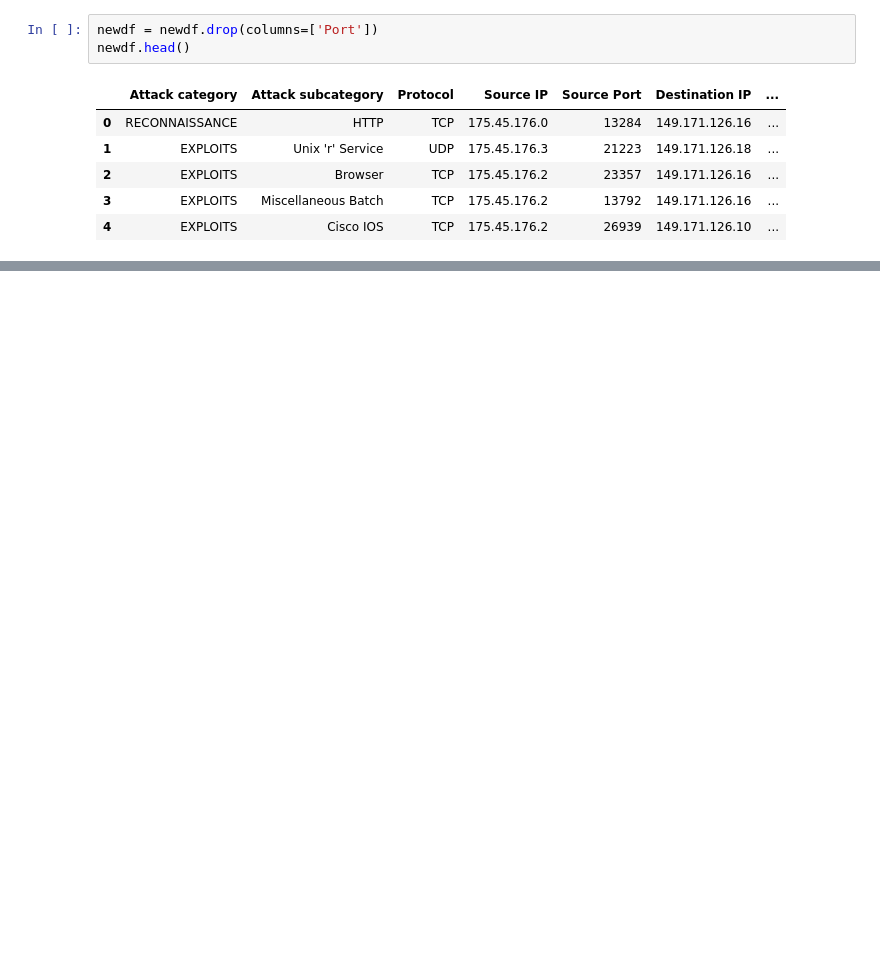
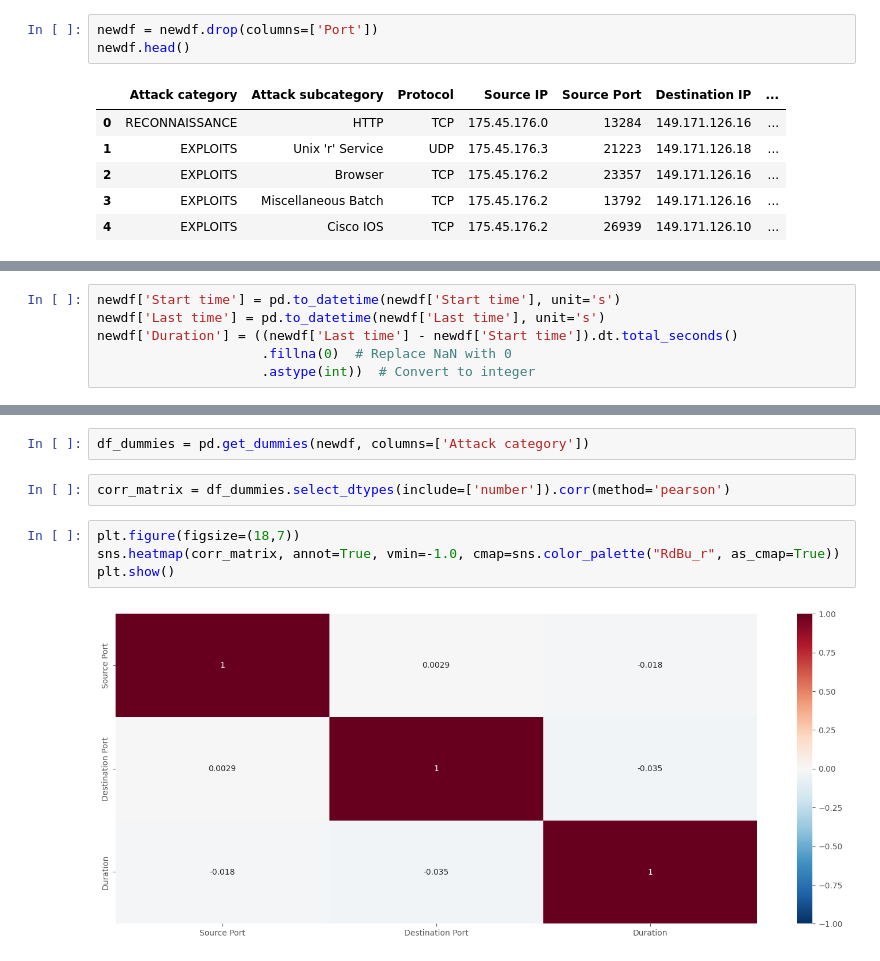
Before and after one commit to Harsh-248/Security_Data_Wrangling, a Jupyter notebook: Security_Data_Wrangling.ipynb, the cells around one changed output, grey strips where cells are left out. Saved outputs shown, nothing was run; the diff lists cells and outputs as text; blank space fills up the shorter version.

```diff
--- a/Security_Data_Wrangling.ipynb
+++ b/Security_Data_Wrangling.ipynb
@@ -259,0 +316,6 @@ newdf.head()
+# %%
+newdf['Start time'] = pd.to_datetime(newdf['Start time'], unit='s')
+newdf['Last time'] = pd.to_datetime(newdf['Last time'], unit='s')
+newdf['Duration'] = ((newdf['Last time'] - newdf['Start time']).dt.total_seconds()
+                     .fillna(0)  # Replace NaN with 0
+                     .astype(int))  # Convert to integer
@@ -259,0 +371,10 @@ newdf.head()
+# %%
+df_dummies = pd.get_dummies(newdf, columns=['Attack category'])
+# %%
+corr_matrix = df_dummies.select_dtypes(include=['number']).corr(method='pearson')
+# %%
+plt.figure(figsize=(18,7))
+sns.heatmap(corr_matrix, annot=True, vmin=-1.0, cmap=sns.color_palette("RdBu_r", as_cmap=True))
+plt.show()
+# %% [output]
+[figure, added]
```
Also changed, not shown: parts of 38 cells of this notebook.
